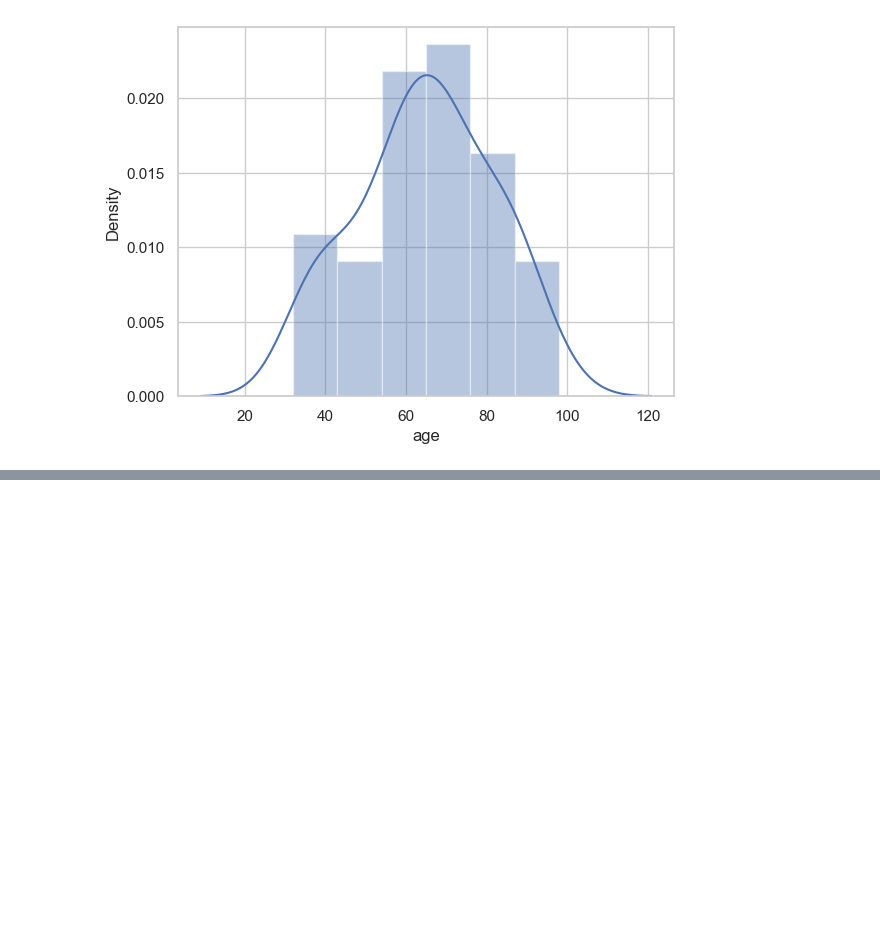
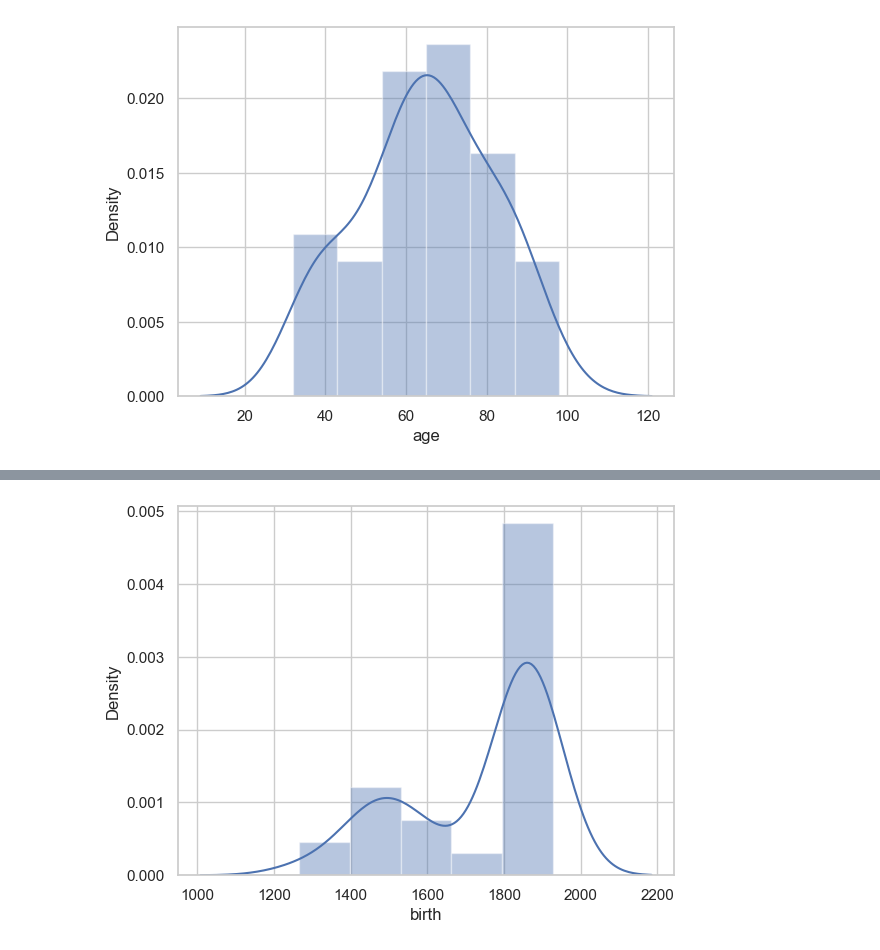
Before and after one commit to pooyanosk1382/BestArt, a Jupyter notebook: BestArt.ipynb, the cells around one changed output, grey strips where cells are left out. Saved outputs shown, nothing was run; the diff lists cells and outputs as text; code cells hidden in the pictures; blank space fills up the shorter version.

```diff
--- a/BestArt.ipynb
+++ b/BestArt.ipynb
@@ -343,0 +372,5 @@ plt.show()
+# %%
+ax = sns.distplot(df['birth'])
+plt.show()
+# %% [output]
+[figure, added]
```
Also changed, not shown: parts of 5 cells of this notebook.
